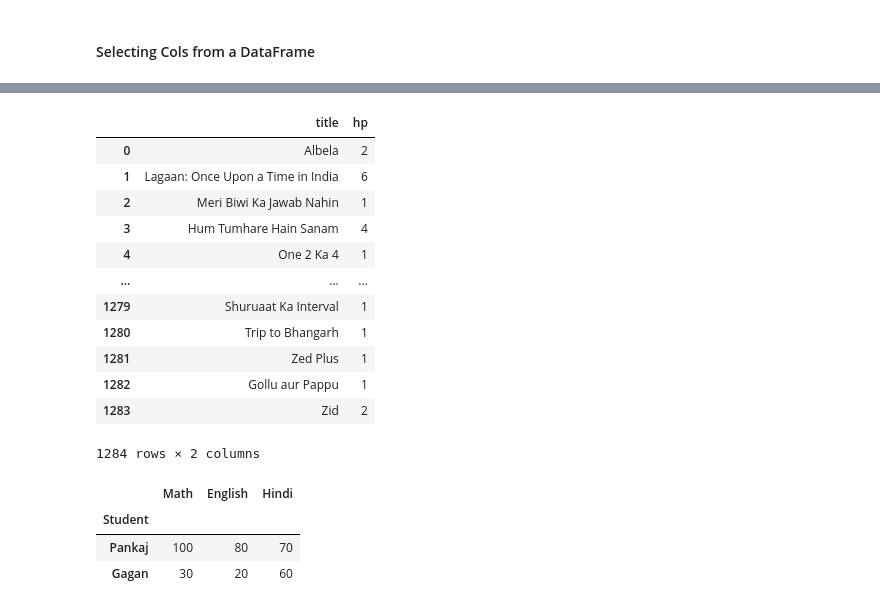
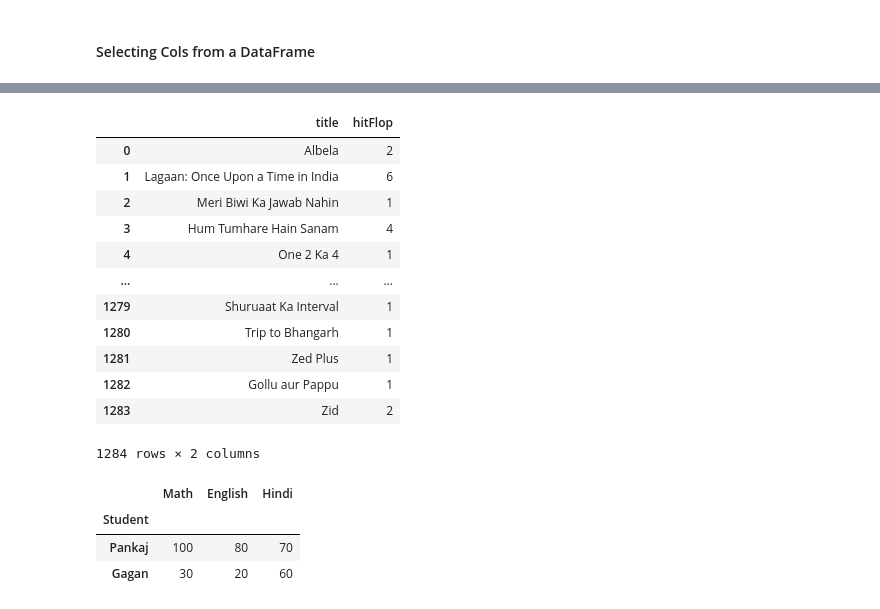
Before and after one commit to Pankaj-Jhajhria/Advanced_Python, a Jupyter notebook: Libraries/2_Pandas.ipynb, the cells around one changed output, grey strips where cells are left out. Drawn from its saved outputs; the diff is of its cells as text; code cells hidden in the pictures.

```diff
--- a/Libraries/2_Pandas.ipynb
+++ b/Libraries/2_Pandas.ipynb
@@ -599,9 +589,9 @@ Index(['imdbId', 'title', 'releaseYear', 'releaseDate', 'genre', 'writers',
       dtype='object')
 # %%
-type(df['hp'])
-df[['title','hp']]
+type(df['hitFlop'])
+df[['title','hitFlop']]
 # %% [output]
-|  | title | hp |
+|  | title | hitFlop |
 | 0 | Albela | 2 |
 | 1 | Lagaan: Once Upon a Time in India | 6 |
 | 2 | Meri Biwi Ka Jawab Nahin | 1 |
```
Also changed, not shown: parts of 35 cells of this notebook, 1 other file.
